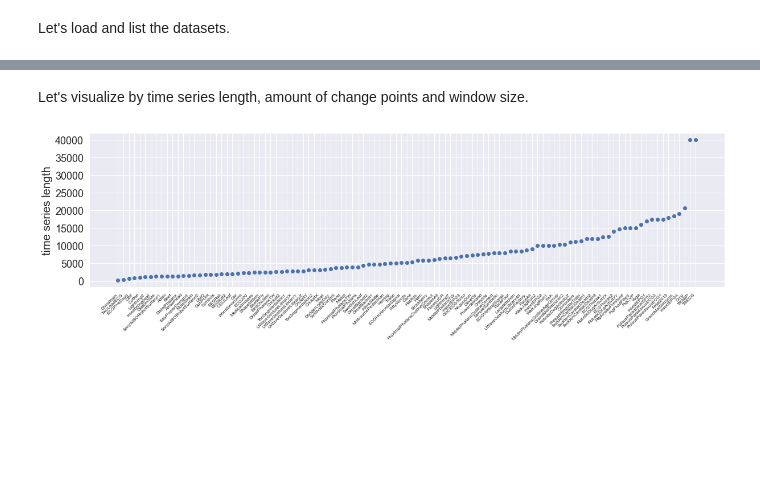
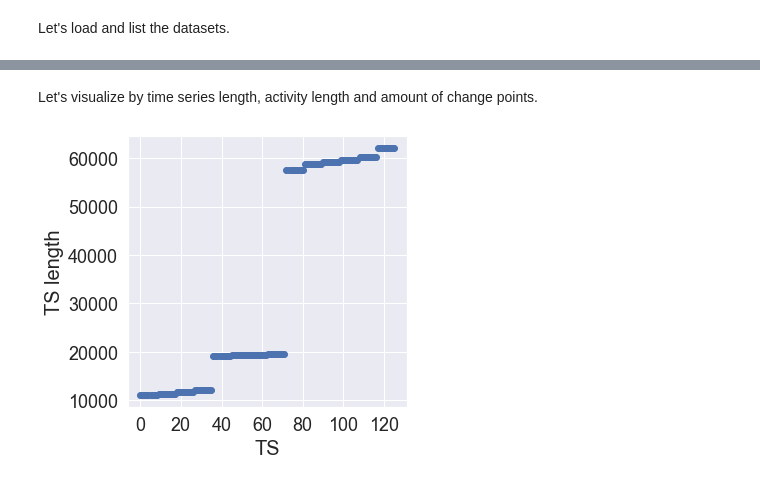
Before and after one commit to ermshaua/mobile-sensing-human-activity-data-set, a Jupyter notebook: notebooks/dataset_exploration.ipynb, the cells around one changed output, grey strips where cells are left out. Saved outputs shown, nothing was run; the diff lists cells and outputs as text; code cells hidden in the pictures; blank space fills up the shorter version.

```diff
--- a/notebooks/dataset_exploration.ipynb
+++ b/notebooks/dataset_exploration.ipynb
@@ -32,6 +33,6 @@ from src.utils import load_combined_dataset, load_ucr_dataset, load_floss_datase
 # %% [markdown]
 Let's load and list the datasets.
 # %%
-df_ts = load_combined_dataset()
+df_ts = load_mosad_dataset()
 df_ts
 # %% [output]
@@ -55,2 +56,2 @@ df_ts
 # %% [markdown]
-Let's visualize by time series length, amount of change points and window size.
+Let's visualize by time series length, activity length and amount of change points.
@@ -95,19 +58,19 @@ names = np.array(names)
 # %%
 fontsize = 18
 
 idx_sizes = np.argsort(df_ts.time_series.apply(len)).to_numpy()
-_, ax = plt.subplots(1, figsize=(20,5))
+_, ax = plt.subplots(1, figsize=(5,5))
 ax.scatter(np.arange(df_ts.shape[0]), df_ts.time_series.apply(len).to_numpy()[idx_sizes])
-ax.set_ylabel("time series length", fontsize=20)
+
+ax.set_xlabel("TS", fontsize=20)
+ax.set_ylabel("TS length", fontsize=20)
 
 for tick in ax.xaxis.get_major_ticks():
     tick.label.set_fontsize(fontsize)
 
 for tick in ax.yaxis.get_major_ticks():
     tick.label.set_fontsize(fontsize)
 
-plt.xticks(range(df_ts.shape[0]), names[idx_sizes], rotation = 45, ha="right", fontsize=8)
-
 plt.show()
 # %% [output]
-[figure, old version]
+[figure, new version]
```
Also changed, not shown: parts of 7 cells of this notebook, 10 other files.
